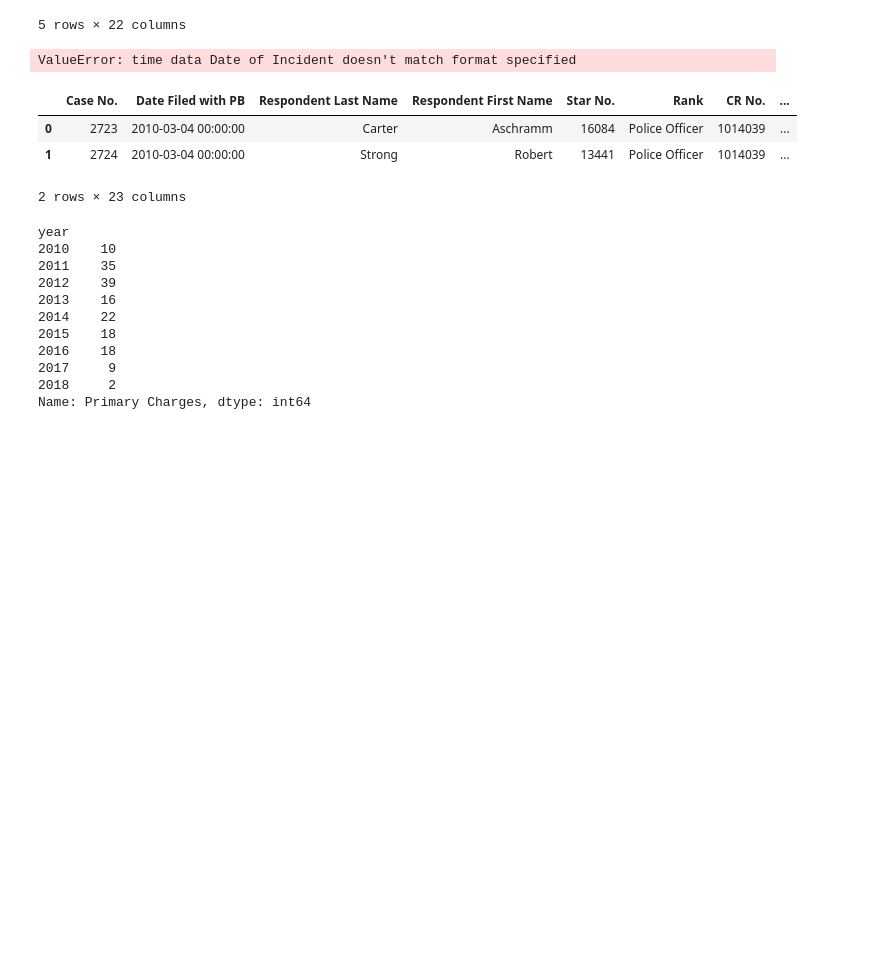
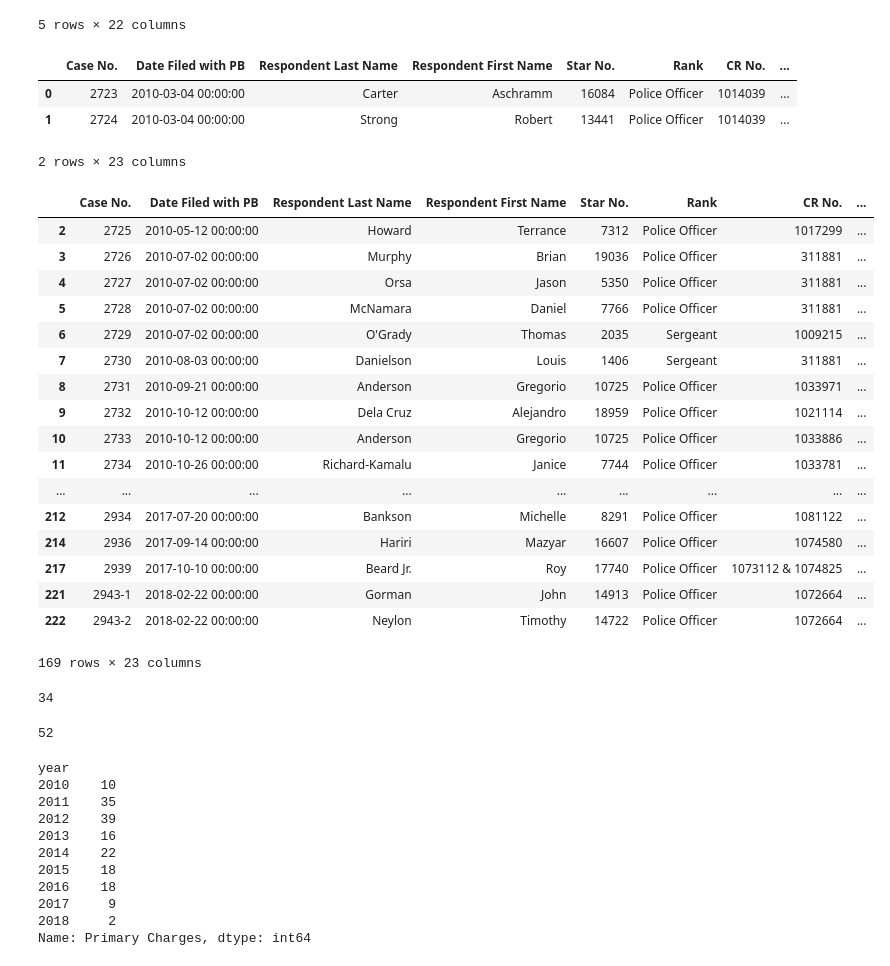
Before and after one commit to vpenney/data-studio, a Jupyter notebook: code/04-nypd-discipline/Chicago data.ipynb, the cells around one changed output. Saved outputs shown, nothing was run; the diff lists cells and outputs as text; code cells hidden in the pictures; blank space fills up the shorter version.

```diff
--- a/code/04-nypd-discipline/Chicago data.ipynb
+++ b/code/04-nypd-discipline/Chicago data.ipynb
@@ -47,10 +47,8 @@ df.head()
 | 4 | 2727 | 2010-07-02 00:00:00 | Orsa | Jason | 5350 | Police Officer | 311881 | ... |
 5 rows × 22 columns
 # %%
-df['Date of Incident'] = pd.to_datetime(df['Date of Incident'], format='%Y-%m-%d %H:%M:%S')
-df.head()
+# df['Date of Incident'] = pd.to_datetime(df['Date of Incident'], format='%Y-%m-%d %H:%M:%S')
+# df.head()
-# %% [output]
-ValueError: time data Date of Incident doesn't match format specified
 # %%
 try:
     df['date_of_incident'] = re.findall(r".{4}", df['Date of Incident'])
@@ -68,6 +66,35 @@ df.head(2)
 2 rows × 23 columns
 # %%
 df_guilty = df[df['PB Decision'].str.contains('Guilty') | df['PB Decision'].str.contains('WD')]
+# %%
+df_guilty
+# %% [output]
+|  | Case No. | Date Filed with PB | Respondent Last Name | Respondent First Name | Star No. | Rank | CR No. | ... |
+| 2 | 2725 | 2010-05-12 00:00:00 | Howard | Terrance | 7312 | Police Officer | 1017299 | ... |
+| 3 | 2726 | 2010-07-02 00:00:00 | Murphy | Brian | 19036 | Police Officer | 311881 | ... |
+| 4 | 2727 | 2010-07-02 00:00:00 | Orsa | Jason | 5350 | Police Officer | 311881 | ... |
+| 5 | 2728 | 2010-07-02 00:00:00 | McNamara | Daniel | 7766 | Police Officer | 311881 | ... |
+| 6 | 2729 | 2010-07-02 00:00:00 | O'Grady | Thomas | 2035 | Sergeant | 1009215 | ... |
+| 7 | 2730 | 2010-08-03 00:00:00 | Danielson | Louis | 1406 | Sergeant | 311881 | ... |
+| 8 | 2731 | 2010-09-21 00:00:00 | Anderson | Gregorio | 10725 | Police Officer | 1033971 | ... |
+| 9 | 2732 | 2010-10-12 00:00:00 | Dela Cruz | Alejandro | 18959 | Police Officer | 1021114 | ... |
+| 10 | 2733 | 2010-10-12 00:00:00 | Anderson | Gregorio | 10725 | Police Officer | 1033886 | ... |
+| 11 | 2734 | 2010-10-26 00:00:00 | Richard-Kamalu | Janice | 7744 | Police Officer | 1033781 | ... |
+| ... | ... | ... | ... | ... | ... | ... | ... | ... |
+| 212 | 2934 | 2017-07-20 00:00:00 | Bankson | Michelle | 8291 | Police Officer | 1081122 | ... |
+| 214 | 2936 | 2017-09-14 00:00:00 | Hariri | Mazyar | 16607 | Police Officer | 1074580 | ... |
+| 217 | 2939 | 2017-10-10 00:00:00 | Beard Jr. | Roy | 17740 | Police Officer | 1073112 & 1074825 | ... |
+| 221 | 2943-1 | 2018-02-22 00:00:00 | Gorman | John | 14913 | Police Officer | 1072664 | ... |
+| 222 | 2943-2 | 2018-02-22 00:00:00 | Neylon | Timothy | 14722 | Police Officer | 1072664 | ... |
+169 rows × 23 columns
+# %%
+df_guilty_2011[df_guilty['PB Decision'].str.contains('Suspended')]['PB Decision'].count()
+# %% [output]
+34
+# %%
+df_guilty_2011[df_guilty['PB Decision'].str.contains('Discharged')]['Primary Charges'].count()
+# %% [output]
+52
 # %%
 df_guilty.groupby('year')['Primary Charges'].count()
 # %% [output]
```
Also changed, not shown: parts of 8 cells of this notebook, 3 other files.
